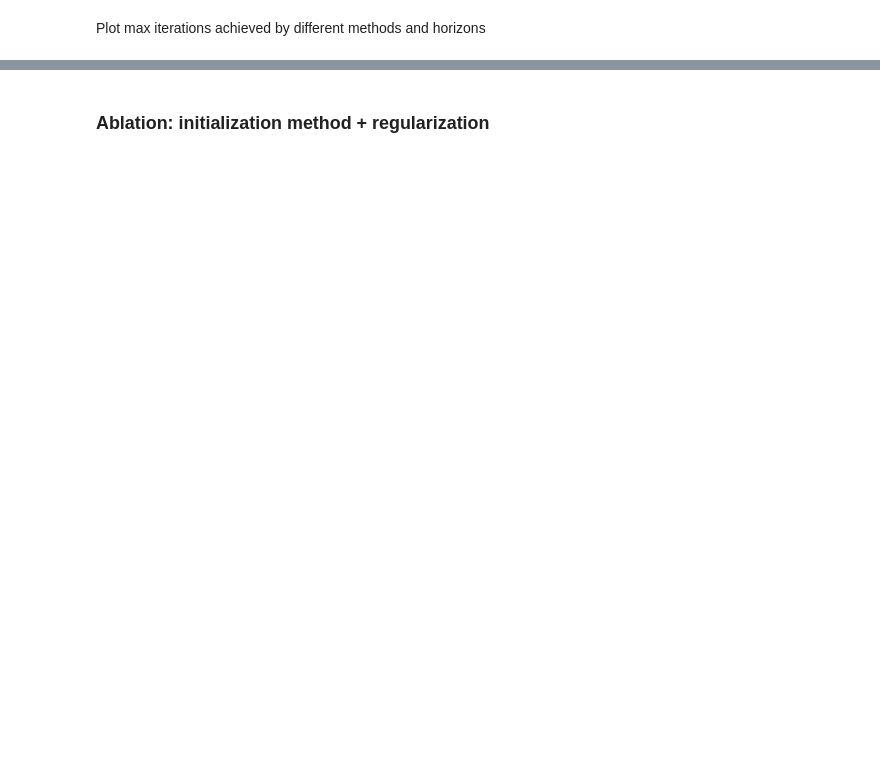
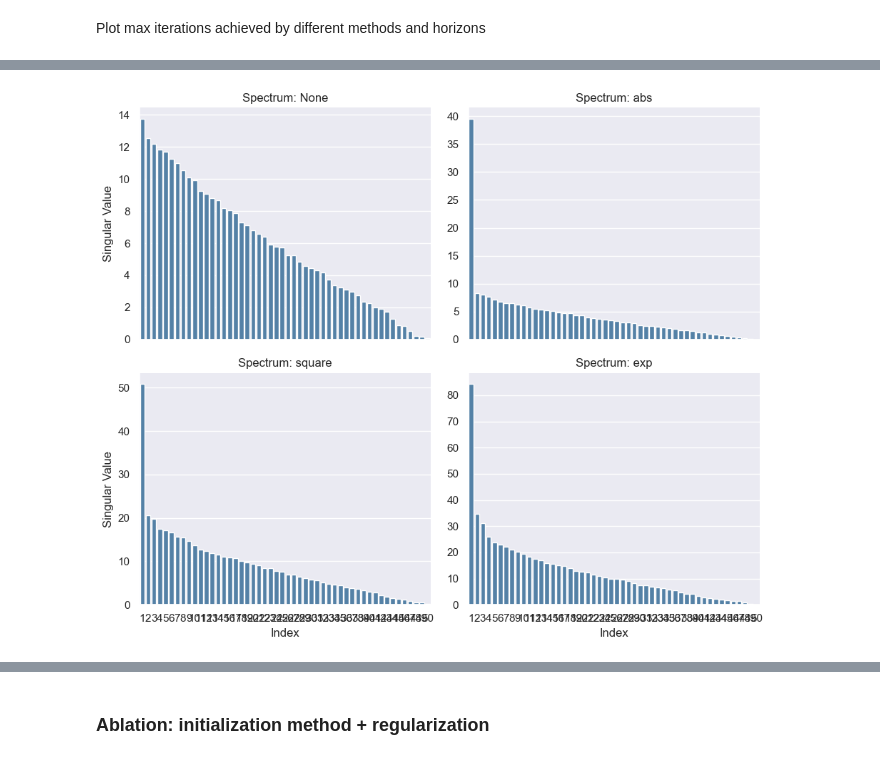
Before and after one commit to marawangamal/ptn, a Jupyter notebook: scripts/results.ipynb, the cells around one changed output, grey strips where cells are left out. Drawn from its saved outputs; the diff is of its cells as text; code cells hidden in the pictures; blank space fills up the shorter version.

```diff
--- a/scripts/results.ipynb
+++ b/scripts/results.ipynb
@@ -418,0 +697,37 @@ plt.show()
+# %%
+import torch
+import seaborn as sns
+import matplotlib.pyplot as plt
+import pandas as pd
+
+# Generate a random matrix
+m, n = 50, 50
+A = torch.randn(m, n)
+
+# Compute singular values for different transformations
+singular_values = {
+    "None": torch.linalg.svdvals(A).numpy(),
+    "abs": torch.linalg.svdvals(A.abs()).numpy(),
+    "square": torch.linalg.svdvals(A.square()).numpy(),
+    "exp": torch.linalg.svdvals(A.exp()).numpy(),
+}
+
+# Prepare DataFrame for FacetGrid
+df = pd.DataFrame({
+    "Index": list(range(1, m+1)) * len(singular_values),
+    "Singular Value": sum([list(singular_values[k]) for k in singular_values], []),
+    "Transformation": sum([[k]*m for k in singular_values], []),
+})
+
+# Plot all in a FacetGrid
+sns.set_theme()
+g = sns.FacetGrid(df, col="Transformation", col_wrap=2, sharey=False, height=4, aspect=1.2)
+g.map_dataframe(sns.barplot, x="Index", y="Singular Value", color="steelblue")
+g.set_titles(col_template="{col_name}")
+g.set_axis_labels("Index", "Singular Value")
+for ax, name in zip(g.axes.flat, singular_values.keys()):
+    ax.set_title(f"Spectrum: {name}")
+plt.tight_layout()
+plt.show()
+# %% [output]
+[figure, added]
```
Also changed, not shown: parts of 25 cells of this notebook, 39 other files.
